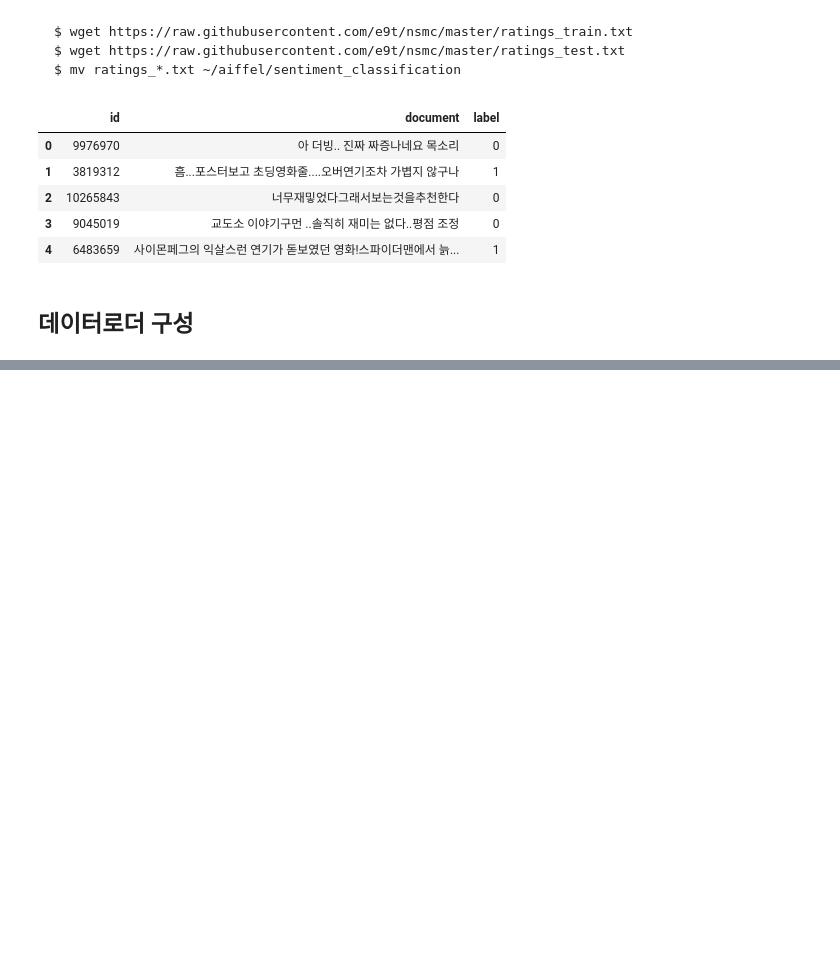
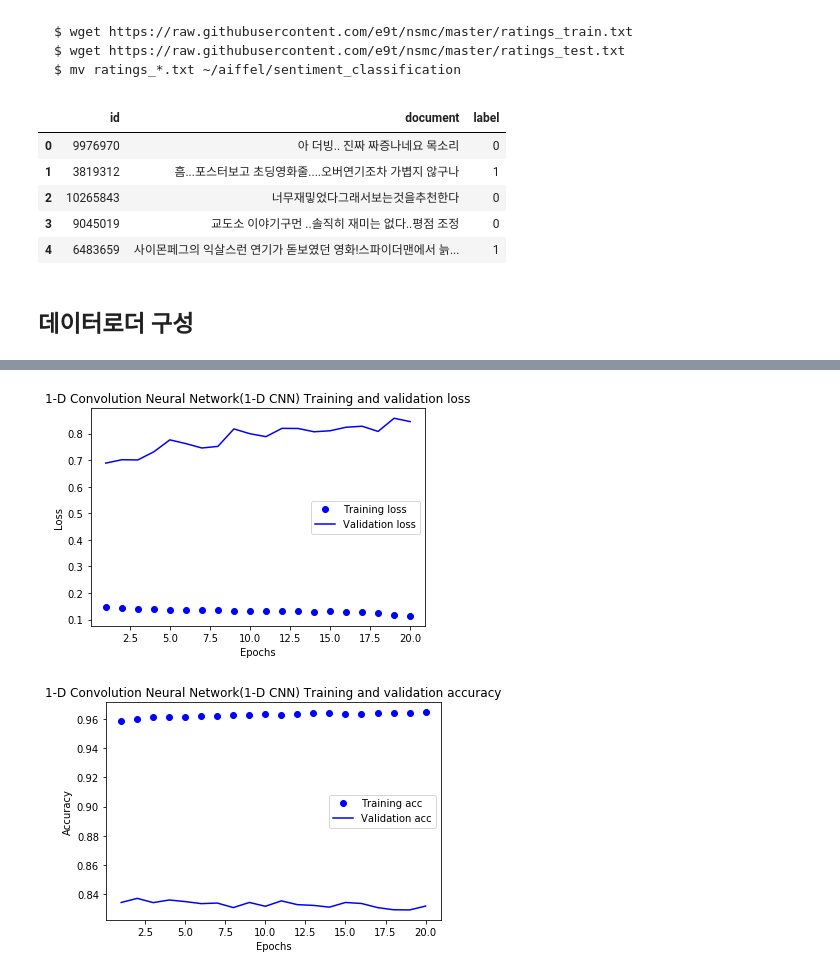
Before and after one commit to chemicalappendorf/mini_project1, a Jupyter notebook: [E04]movie_review_emotional_analyze.ipynb, the cells around one changed output, grey strips where cells are left out. Drawn from its saved outputs; the diff is of its cells as text; code cells hidden in the pictures; blank space fills up the shorter version.

```diff
--- a/[E04]movie_review_emotional_analyze.ipynb
+++ b/[E04]movie_review_emotional_analyze.ipynb
@@ -40,0 +302,17 @@ train_data.head()
+# %%
+model2.compile(optimizer='adam',
+              loss='binary_crossentropy',
+              metrics=['accuracy'])
+
+epochs=20  # 몇 epoch를 훈련하면 좋을지 결과를 보면서 바꾸어 봅시다.
+
+history2 = model2.fit(partial_x_train,
+                    partial_y_train,
+                    epochs=epochs,
+                    batch_size=512,
+                    validation_data=(x_val, y_val),
+                    verbose=1)
+
+results = model2.evaluate(X_test,  y_test, verbose=2)
+
+print(results)
@@ -40,0 +408,33 @@ train_data.head()
+# %%
+import matplotlib.pyplot as plt
+
+history_dict2 = history2.history
+acc = history_dict2['accuracy']
+val_acc = history_dict2['val_accuracy']
+loss = history_dict2['loss']
+val_loss = history_dict2['val_loss']
+
+epochs = range(1, len(acc) + 1)
+
+# "bo"는 "파란색 점"입니다
+plt.plot(epochs, loss, 'bo', label='Training loss')
+# b는 "파란 실선"입니다
+plt.plot(epochs, val_loss, 'b', label='Validation loss')
+plt.title('1-D Convolution Neural Network(1-D CNN) Training and validation loss')
+plt.xlabel('Epochs')
+plt.ylabel('Loss')
+plt.legend()
+
+plt.show()
+
+plt.plot(epochs, acc, 'bo', label='Training acc')
+plt.plot(epochs, val_acc, 'b', label='Validation acc')
+plt.title('1-D Convolution Neural Network(1-D CNN) Training and validation accuracy')
+plt.xlabel('Epochs')
+plt.ylabel('Accuracy')
+plt.legend()
+
+plt.show()
+# %% [output]
+[figure, added]
+[figure, added]
```
Also changed, not shown: parts of 40 cells of this notebook.
